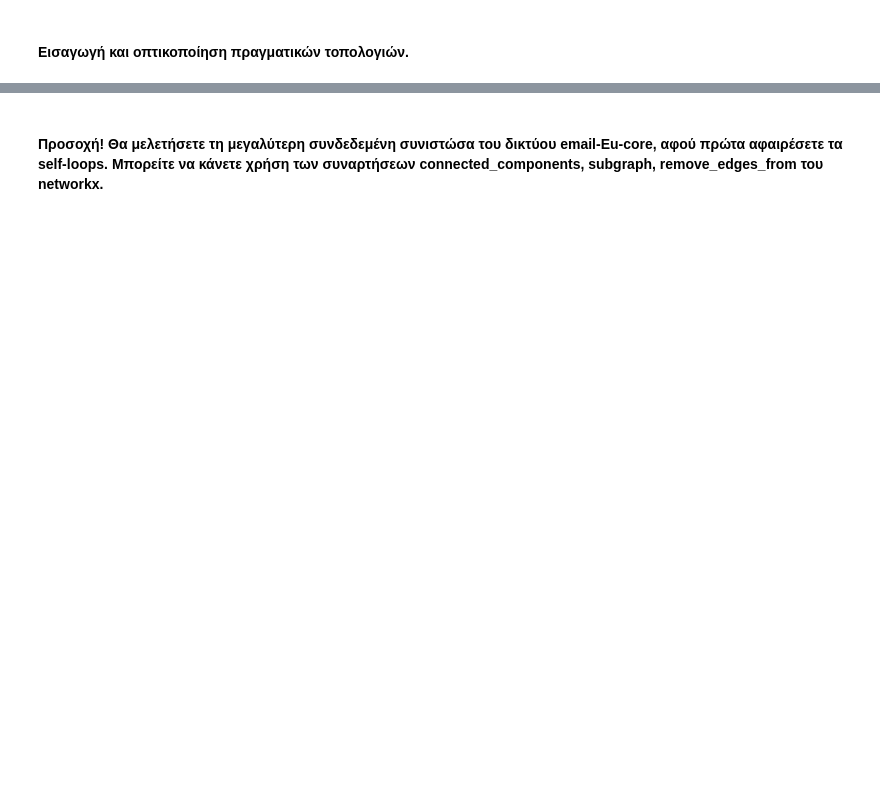
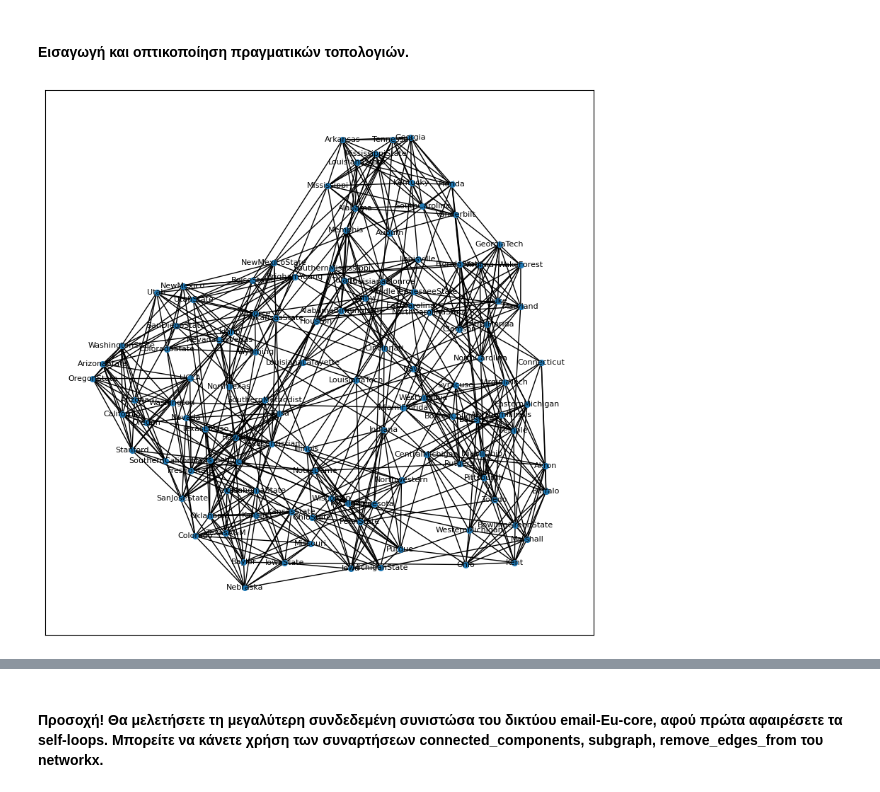
Before and after one commit to ntua-el20827/NTUA_Social_Networks_Analysis, a Jupyter notebook: lab02/lab2_student_version_2024.ipynb, the cells around one changed output, grey strips where cells are left out. Saved outputs shown, nothing was run; the diff lists cells and outputs as text; code cells hidden in the pictures; blank space fills up the shorter version.

```diff
--- a/lab02/lab2_student_version_2024.ipynb
+++ b/lab02/lab2_student_version_2024.ipynb
@@ -70,6 +216,12 @@ random.seed(seedno)
 # %%
 #football network
 football=nx.read_gml(r"football.gml")
+
+# Visualization
+plt.figure(figsize=(10, 10))
+nx.draw_networkx(football, with_labels=True, node_size=30, font_size=8)
+# %% [output]
+[figure, added]
 # %%
 #Game of thrones network
 import csv
```
Also changed, not shown: parts of 15 cells of this notebook, 12 other files.
